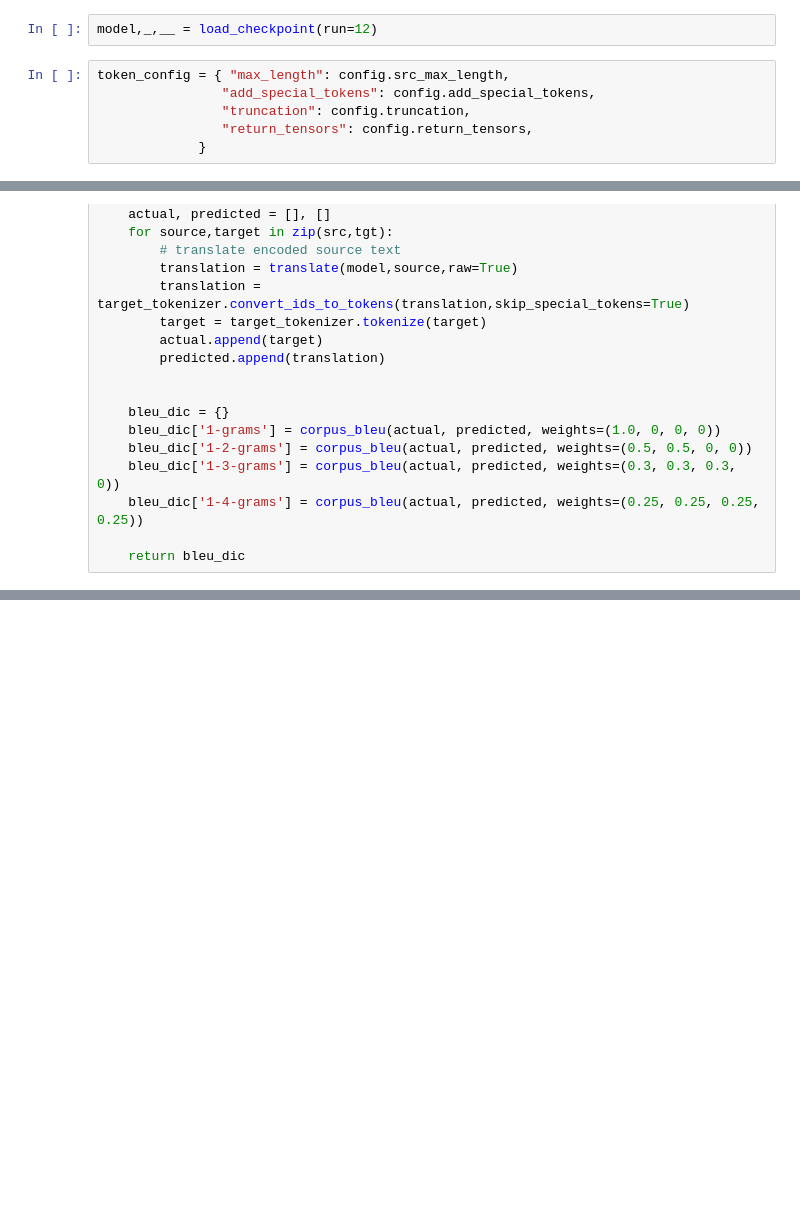
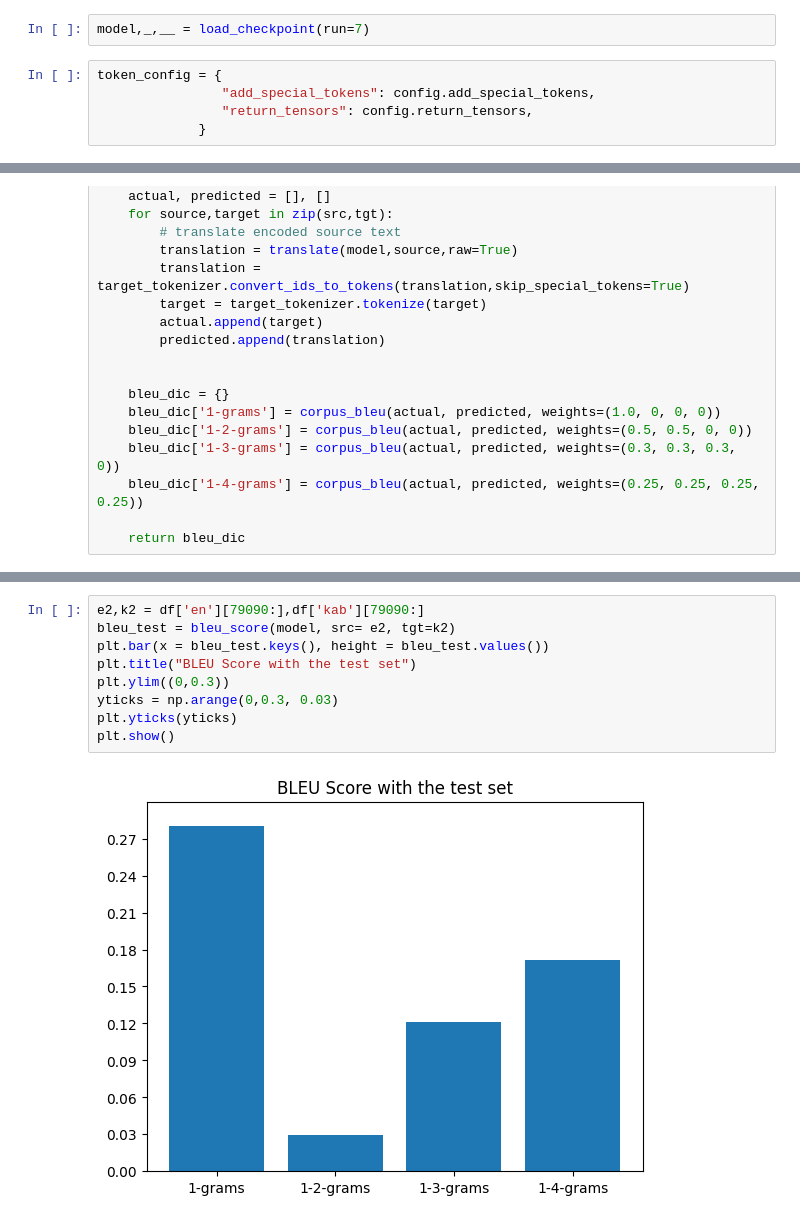
Before and after one commit to MostHumble/EN2KAB, a Jupyter notebook: models/VanillaTransformer.ipynb, the cells around one changed output, grey strips where cells are left out. Drawn from its saved outputs; the diff is of its cells as text; blank space fills up the shorter version.

```diff
--- a/models/VanillaTransformer.ipynb
+++ b/models/VanillaTransformer.ipynb
@@ -537,11 +537,10 @@ wandb.finish()
 # %%
 save_checkpoint(epoch,transformer.module,optimizer,force=True)
 # %%
-model,_,__ = load_checkpoint(run=12)
+model,_,__ = load_checkpoint(run=7)
 # %%
-token_config = { "max_length": config.src_max_length,
+token_config = {
                 "add_special_tokens": config.add_special_tokens,
-                "truncation": config.truncation,
                 "return_tensors": config.return_tensors,
              }
 # %%
@@ -727,0 +726,11 @@ bleu_test
+# %%
+e2,k2 = df['en'][79090:],df['kab'][79090:]
+bleu_test = bleu_score(model, src= e2, tgt=k2)
+plt.bar(x = bleu_test.keys(), height = bleu_test.values())
+plt.title("BLEU Score with the test set")
+plt.ylim((0,0.3))
+yticks = np.arange(0,0.3, 0.03)
+plt.yticks(yticks)
+plt.show()
+# %% [output]
+[figure, added]
```
Also changed, not shown: parts of 17 cells of this notebook.
